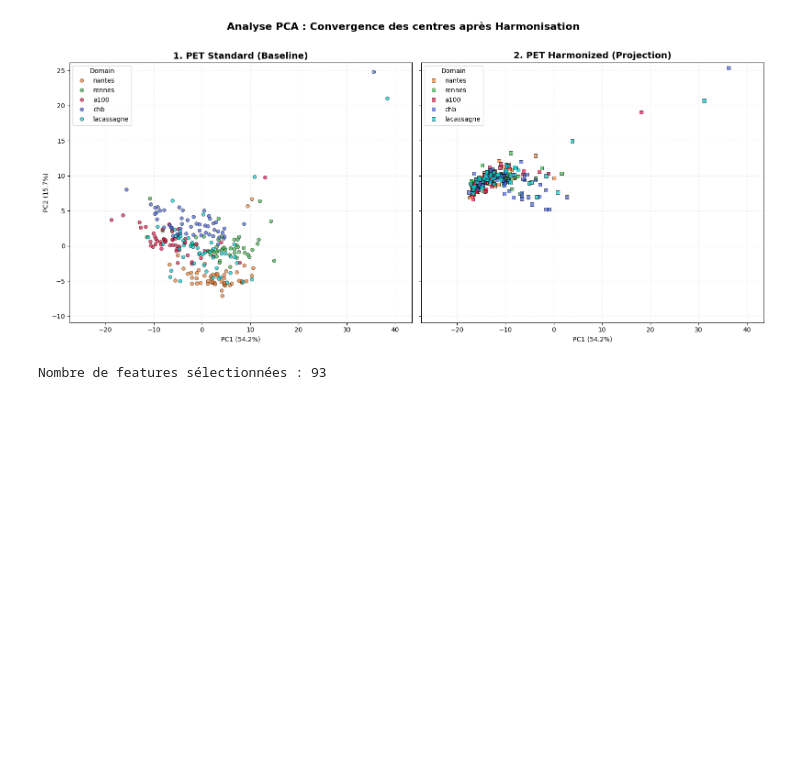
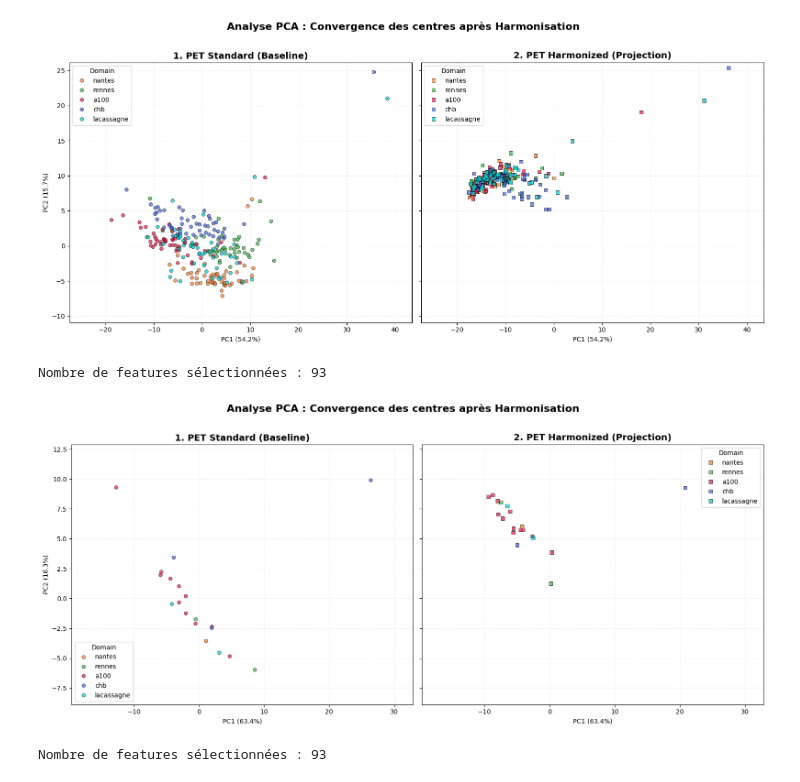
Before and after one commit to Arksyd96/federated-pet-harmonization, a Jupyter notebook: notebooks/evaluate_harmonization_radiomics.ipynb, the cells around one changed output. Cells and saved outputs as stored; diff of their text form; code cells hidden in the pictures; blank space fills up the shorter version.

```diff
--- a/notebooks/evaluate_harmonization_radiomics.ipynb
+++ b/notebooks/evaluate_harmonization_radiomics.ipynb
@@ -101,7 +101,8 @@ import numpy as np
 # 1. PRÉPARATION DES DONNÉES
 # ==========================================
 df_std = master_df[master_df['Modality'] == 'pet'].copy()
-df_harm = master_df[master_df['Modality'] == 'harmonized-pet-vae'].copy()
+# df_harm = master_df[master_df['Modality'] == 'harmonized-pet-vae'].copy()
+df_harm = master_df[master_df['Modality'] == 'harmonized-pet-vae-dual'].copy()
 
 # Regroupement de earl1 et earl2 sous une seule bannière 'earl'
 df_earl = master_df[master_df['Modality'].isin(['earl1', 'earl2'])].copy()
@@ -625,6 +548,31 @@ display_pca(df_std, df_harm, selected_features)
 # %% [output]
 Nombre de features sélectionnées : 93
 [figure]
+# %%
+N = 50
+
+voi_master_df = master_df[
+    (master_df['VOI'] == 'liver') &
+    (master_df['Domain'].isin(['nantes', 'lacassagne', 'a100', 'rennes', 'chb'])) &
+    (master_df['Modality'].isin(['pet', 'harmonized-pet-vae-dual']))
+]
+
+df_harm_only = voi_master_df[voi_master_df['Modality'] == 'harmonized-pet-vae-dual']
+patients_gardes = df_harm_only.drop_duplicates('Subject_ID').groupby('Domain').head(N)['Subject_ID']
+
+voi_master_df = voi_master_df[voi_master_df['Subject_ID'].isin(patients_gardes)]
+
+df_std = voi_master_df[voi_master_df['Modality'] == 'pet'].copy()
+df_harm = voi_master_df[voi_master_df['Modality'] == 'harmonized-pet-vae-dual'].copy()
+
+features = df_top['Feature'].tolist()
+selected_features = df_top[df_top['Feature'].isin(features)].copy()
+print(f"Nombre de features sélectionnées : {len(features)}")
+
+display_pca(df_std, df_harm, selected_features)
+# %% [output]
+Nombre de features sélectionnées : 93
+[figure, added]
 # %%
 N = 50
 
```
Also changed, not shown: parts of 2 cells of this notebook, 2 other files.
